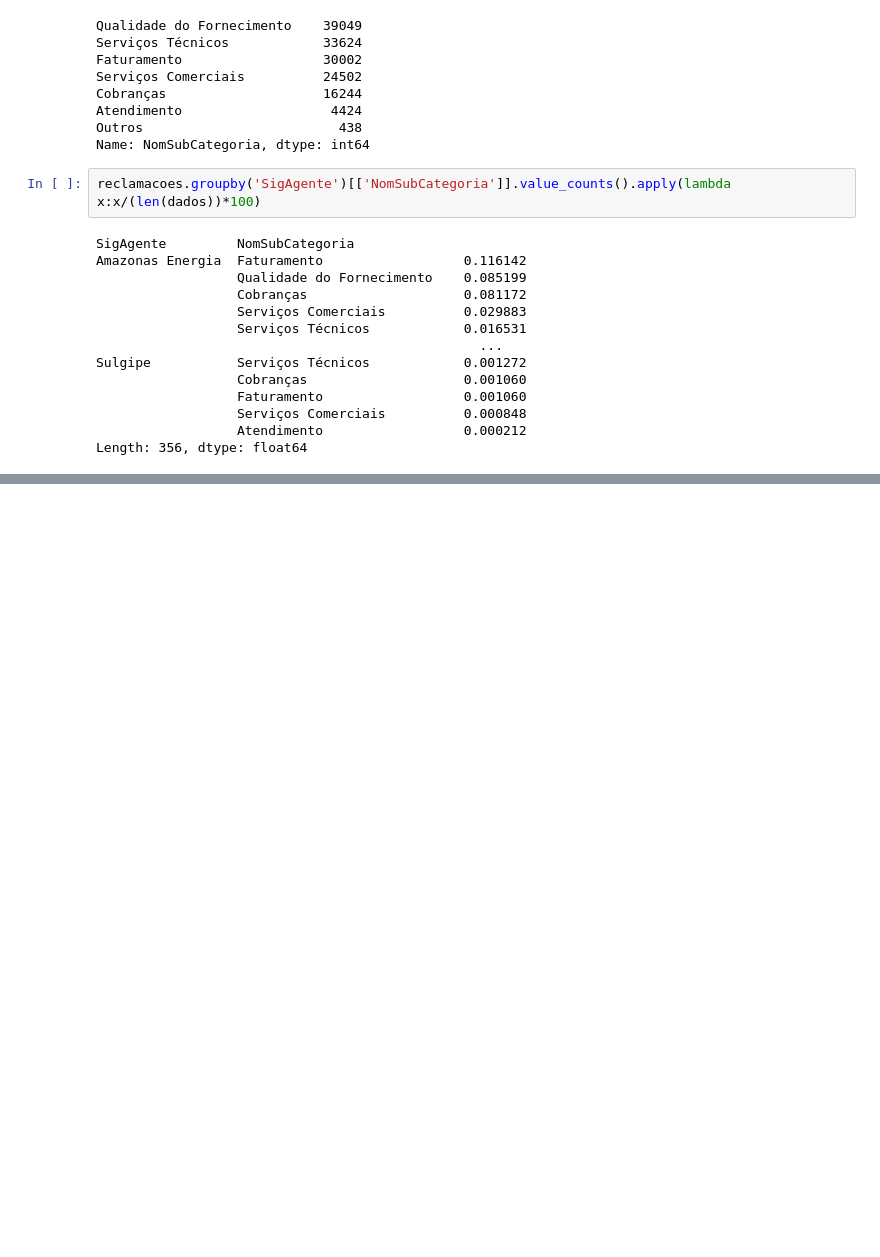
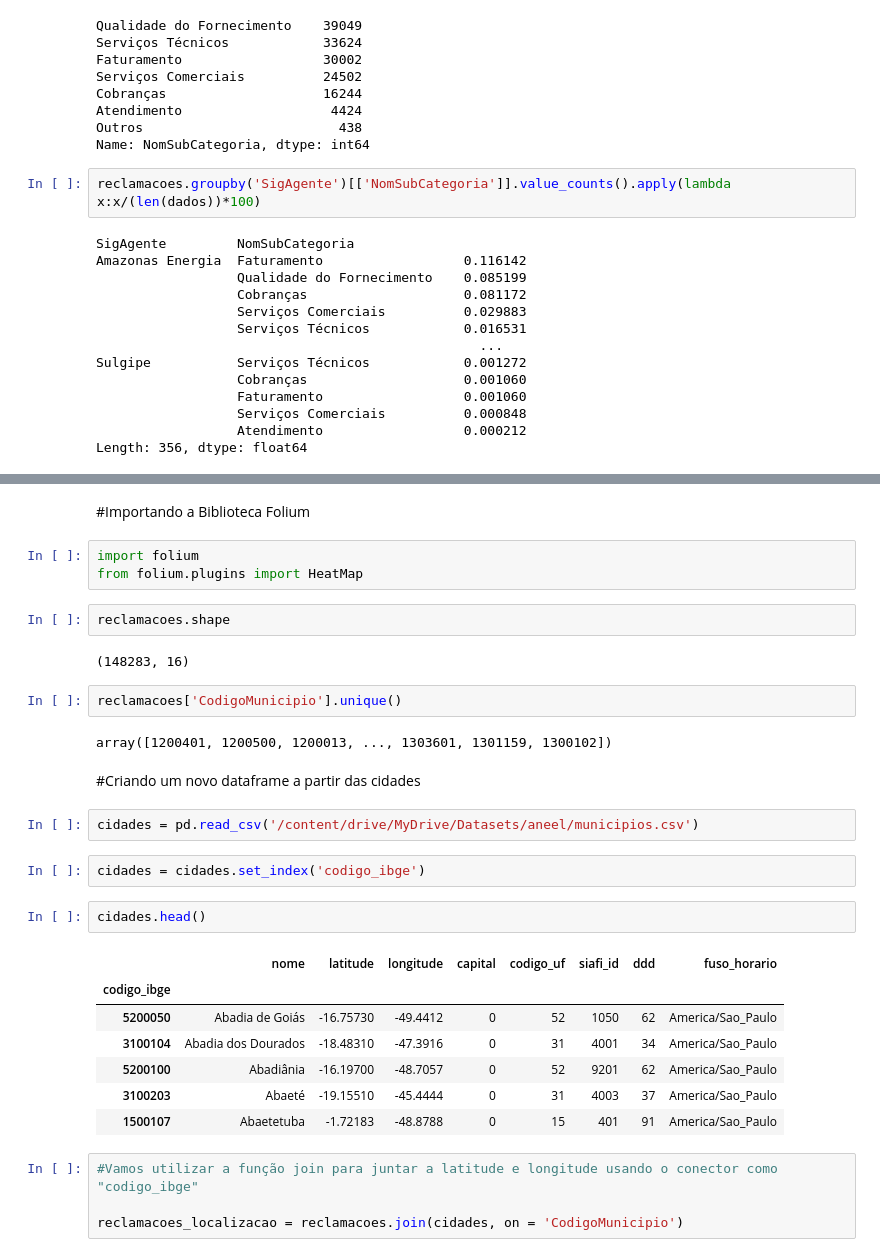
Before and after one commit to LerinaMM/satisfacao_consumidor_aneel, a Jupyter notebook: aneel_ouvidoria.ipynb, the cells around one changed output, grey strips where cells are left out. Cells and saved outputs as stored; diff of their text form; blank space fills up the shorter version.

```diff
--- a/aneel_ouvidoria.ipynb
+++ b/aneel_ouvidoria.ipynb
@@ -450,0 +481,33 @@ Length: 356, dtype: float64
+# %% [markdown]
+#Importando a Biblioteca Folium
+# %%
+import folium
+from folium.plugins import HeatMap
+# %%
+reclamacoes.shape
+# %% [output]
+(148283, 16)
+# %%
+reclamacoes['CodigoMunicipio'].unique()
+# %% [output]
+array([1200401, 1200500, 1200013, ..., 1303601, 1301159, 1300102])
+# %% [markdown]
+#Criando um novo dataframe a partir das cidades
+# %%
+cidades = pd.read_csv('/content/drive/MyDrive/Datasets/aneel/municipios.csv')
+# %%
+cidades = cidades.set_index('codigo_ibge')
+# %%
+cidades.head()
+# %% [output]
+|  | nome | latitude | longitude | capital | codigo_uf | siafi_id | ddd | fuso_horario |
+| codigo_ibge |  |  |  |  |  |  |  |  |
+| 5200050 | Abadia de Goiás | -16.75730 | -49.4412 | 0 | 52 | 1050 | 62 | America/Sao_Paulo |
+| 3100104 | Abadia dos Dourados | -18.48310 | -47.3916 | 0 | 31 | 4001 | 34 | America/Sao_Paulo |
+| 5200100 | Abadiânia | -16.19700 | -48.7057 | 0 | 52 | 9201 | 62 | America/Sao_Paulo |
+| 3100203 | Abaeté | -19.15510 | -45.4444 | 0 | 31 | 4003 | 37 | America/Sao_Paulo |
+| 1500107 | Abaetetuba | -1.72183 | -48.8788 | 0 | 15 | 401 | 91 | America/Sao_Paulo |
+# %%
+#Vamos utilizar a função join para juntar a latitude e longitude usando o conector como "codigo_ibge"
+
+reclamacoes_localizacao = reclamacoes.join(cidades, on = 'CodigoMunicipio')
```
Also changed, not shown: parts of 25 cells of this notebook.
